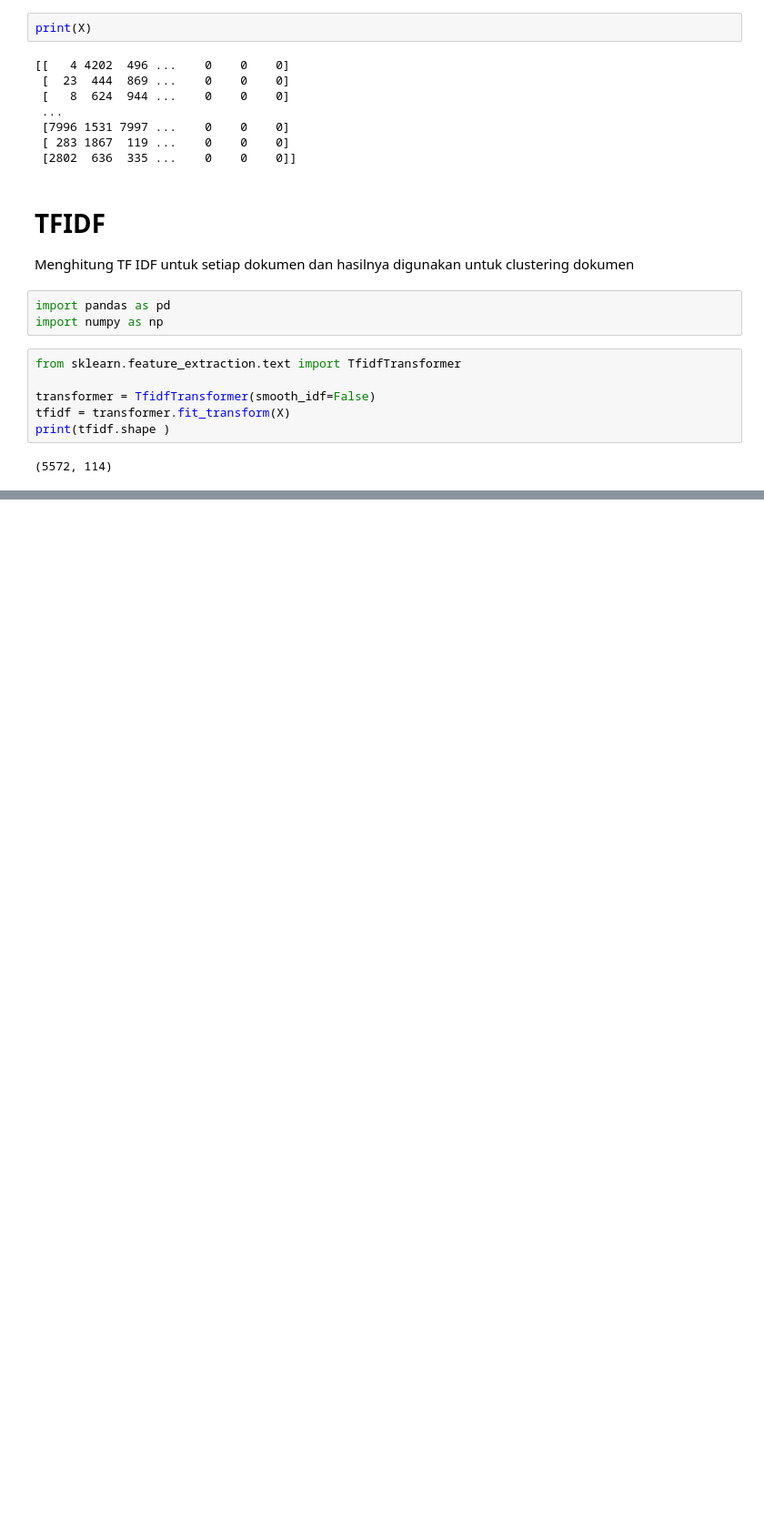
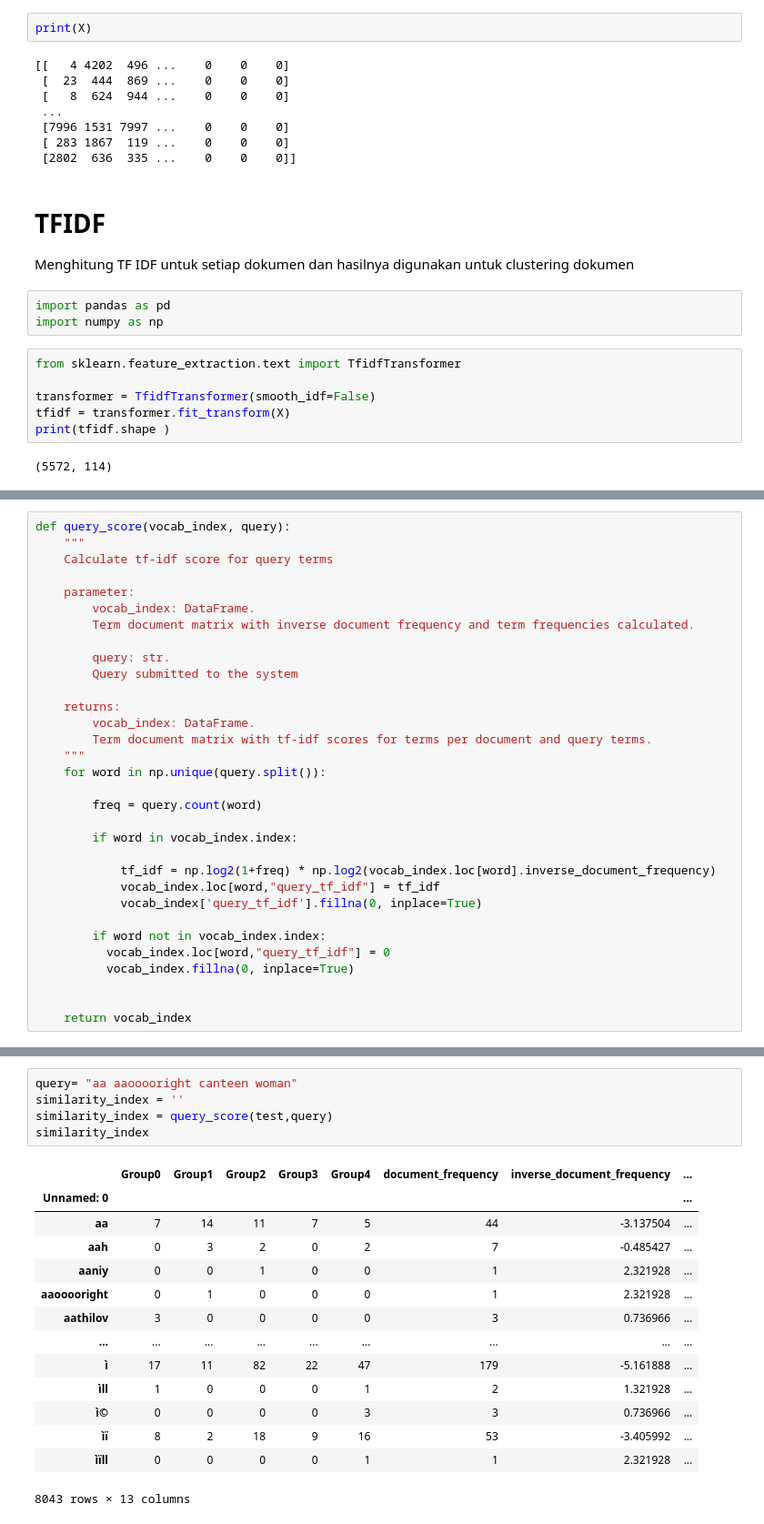
Before and after one commit to calvinadelbert/STBI-2-1, a Jupyter notebook: src/TF_DF_GROUP_SPAM_DATASET_WORD_EMBED_GLOVE_STBI_PROYEK.ipynb, the cells around one changed output, grey strips where cells are left out. Shown at 91% size. Saved outputs shown, nothing was run; the diff lists cells and outputs as text; blank space fills up the shorter version.

```diff
--- a/src/TF_DF_GROUP_SPAM_DATASET_WORD_EMBED_GLOVE_STBI_PROYEK.ipynb
+++ b/src/TF_DF_GROUP_SPAM_DATASET_WORD_EMBED_GLOVE_STBI_PROYEK.ipynb
@@ -302,0 +565,32 @@ print(tfidf.shape )
+# %%
+def query_score(vocab_index, query):
+    """
+    Calculate tf-idf score for query terms
+
+    parameter:
+        vocab_index: DataFrame.
+        Term document matrix with inverse document frequency and term frequencies calculated.
+
+        query: str.
+        Query submitted to the system
+
+    returns:
+        vocab_index: DataFrame.
+        Term document matrix with tf-idf scores for terms per document and query terms.
+    """
+    for word in np.unique(query.split()):
+
+        freq = query.count(word)
+
+        if word in vocab_index.index:
+
+            tf_idf = np.log2(1+freq) * np.log2(vocab_index.loc[word].inverse_document_frequency)
+            vocab_index.loc[word,"query_tf_idf"] = tf_idf
+            vocab_index['query_tf_idf'].fillna(0, inplace=True)
+
+        if word not in vocab_index.index:
+          vocab_index.loc[word,"query_tf_idf"] = 0
+          vocab_index.fillna(0, inplace=True)
+
+
+    return vocab_index
@@ -302,0 +627,20 @@ print(tfidf.shape )
+# %%
+query= "aa aaooooright canteen woman"
+similarity_index = ''
+similarity_index = query_score(test,query)
+similarity_index
+# %% [output]
+|  | Group0 | Group1 | Group2 | Group3 | Group4 | document_frequency | inverse_document_frequency | ... |
+| Unnamed: 0 |  |  |  |  |  |  |  | ... |
+| aa | 7 | 14 | 11 | 7 | 5 | 44 | -3.137504 | ... |
+| aah | 0 | 3 | 2 | 0 | 2 | 7 | -0.485427 | ... |
+| aaniy | 0 | 0 | 1 | 0 | 0 | 1 | 2.321928 | ... |
+| aaooooright | 0 | 1 | 0 | 0 | 0 | 1 | 2.321928 | ... |
+| aathilov | 3 | 0 | 0 | 0 | 0 | 3 | 0.736966 | ... |
+| ... | ... | ... | ... | ... | ... | ... | ... | ... |
+| ì | 17 | 11 | 82 | 22 | 47 | 179 | -5.161888 | ... |
+| ìll | 1 | 0 | 0 | 0 | 1 | 2 | 1.321928 | ... |
+| ì© | 0 | 0 | 0 | 0 | 3 | 3 | 0.736966 | ... |
+| ìï | 8 | 2 | 18 | 9 | 16 | 53 | -3.405992 | ... |
+| ìïll | 0 | 0 | 0 | 0 | 1 | 1 | 2.321928 | ... |
+8043 rows × 13 columns
```
Also changed, not shown: parts of 32 cells of this notebook.
